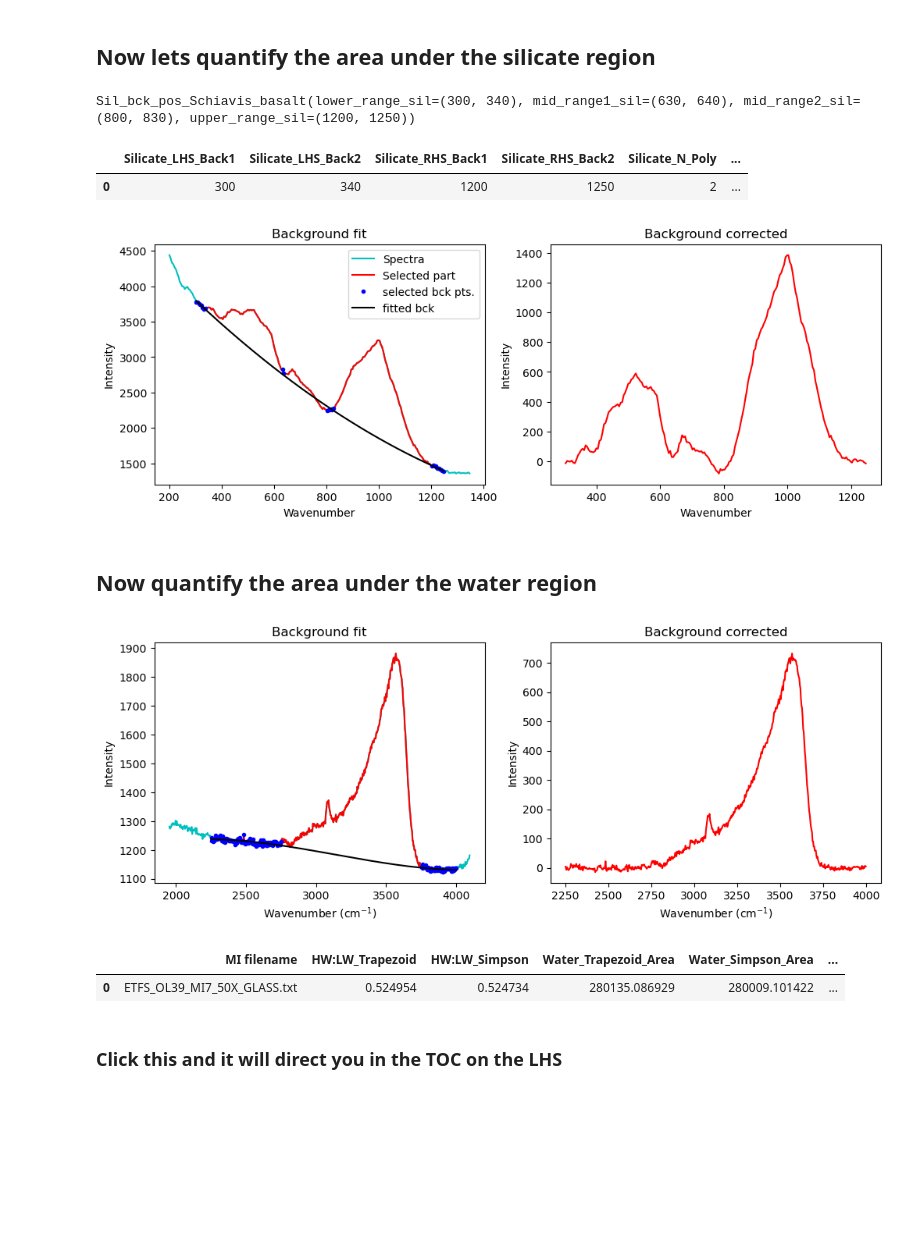
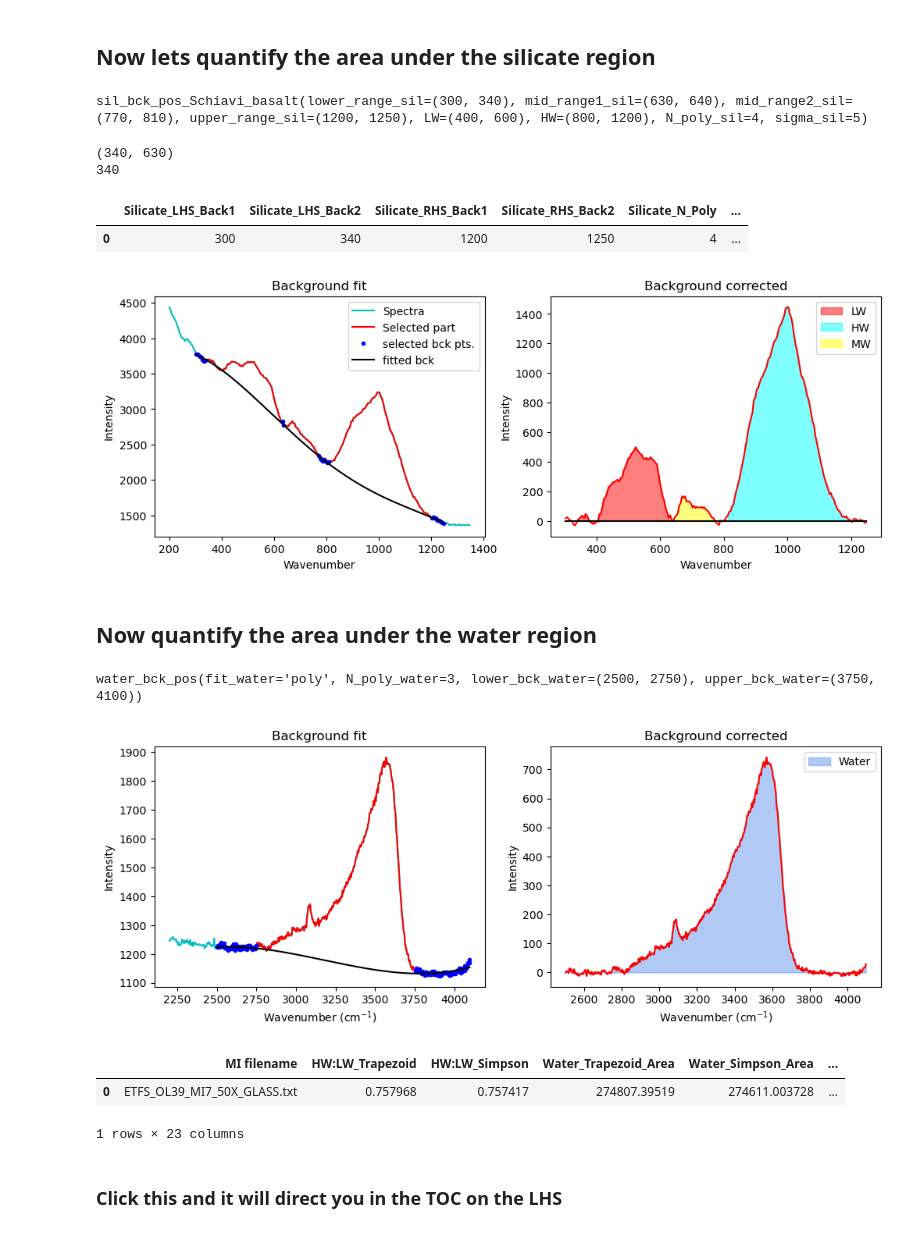
Before and after one commit to PennyWieser/DiadFit, a Jupyter notebook: docs/Examples/Example4_H2OQuant_Glass/H2O_Fitting.ipynb, the cells around one changed output. Cells and saved outputs as stored; diff of their text form; code cells hidden in the pictures; blank space fills up the shorter version.

Commit message:
Water split to HF-MF-LF, about to tweak to allow HORIBA (may break WITEC)

```diff
--- a/docs/Examples/Example4_H2OQuant_Glass/H2O_Fitting.ipynb
+++ b/docs/Examples/Example4_H2OQuant_Glass/H2O_Fitting.ipynb
@@ -50,32 +50,38 @@ plt.plot(spectra_H2O[:, 0], spectra_H2O[:,1], ':b')
 # %% [markdown]
 ## Now lets quantify the area under the silicate region
 # %%
-config_silicate=pf.Sil_bck_pos_Schiavis_basalt()
+config_silicate=pf.sil_bck_pos_Schiavi_basalt(mid_range2_sil=(770, 810),
+     N_poly_sil=4, LW=(400, 600), HW=(800, 1200))
 config_silicate
+
+# mid_range2_sil=(790, 800)
 # %% [output]
-Sil_bck_pos_Schiavis_basalt(lower_range_sil=(300, 340), mid_range1_sil=(630, 640), mid_range2_sil=(800, 830), upper_range_sil=(1200, 1250))
+sil_bck_pos_Schiavi_basalt(lower_range_sil=(300, 340), mid_range1_sil=(630, 640), mid_range2_sil=(770, 810), upper_range_sil=(1200, 1250), LW=(400, 600), HW=(800, 1200), N_poly_sil=4, sigma_sil=5)
 # %%
 df_sil=pf.fit_area_for_silicate_region(Spectra=spectra_H2O,
 path=spectra_path, filename=filename_H2O, config1=config_silicate,
-sigma_sil=5, exclude_range1_sil=None, exclude_range2_sil=None,
-N_poly_sil=2, plot_figure=True,
+exclude_range1_sil=None, exclude_range2_sil=None,  plot_figure=True,
 fit_sil='poly')
 df_sil
 # %% [output]
+(340, 630)
+340
 |  | Silicate_LHS_Back1 | Silicate_LHS_Back2 | Silicate_RHS_Back1 | Silicate_RHS_Back2 | Silicate_N_Poly | ... |
-| 0 | 300 | 340 | 1200 | 1250 | 2 | ... |
+| 0 | 300 | 340 | 1200 | 1250 | 4 | ... |
-[figure, old version]
+[figure, new version]
 # %% [markdown]
 ## Now quantify the area under the water region
 # %%
+config_H2O=pf.water_bck_pos(lower_bck_water=(2500, 2750))
+print(config_H2O)
+
 df_H2O=pf.fit_area_for_water_region(
 path=spectra_path, filename=filename_H2O,
-Spectra=spectra_H2O, lower_range_water=[2250, 2750],
-upper_range_water=[3750, 4000],
-sigma_water=5, exclude_range1_water=None, exclude_range2_water=None,
-N_poly_water=3, plot_figure=True, fit_water='poly')
+Spectra=spectra_H2O,
+config1=config_H2O)
 # %% [output]
+water_bck_pos(fit_water='poly', N_poly_water=3, lower_bck_water=(2500, 2750), upper_bck_water=(3750, 4100))
-[figure, old version]
+[figure, new version]
 # %%
 combo_out=pf.stitch_dataframes_together(df_sil=df_sil, df_water=df_H2O,
 MI_file=filename_H2O)
@@ -83,7 +89,8 @@ MI_file=filename_H2O)
 combo_out
 # %% [output]
 |  | MI filename | HW:LW_Trapezoid | HW:LW_Simpson | Water_Trapezoid_Area | Water_Simpson_Area | ... |
-| 0 | ETFS_OL39_MI7_50X_GLASS.txt | 0.524954 | 0.524734 | 280135.086929 | 280009.101422 | ... |
+| 0 | ETFS_OL39_MI7_50X_GLASS.txt | 0.757968 | 0.757417 | 274807.39519 | 274611.003728 | ... |
+1 rows × 23 columns
 # %% [markdown]
 ### Click this and it will direct you in the TOC on the LHS
 # %% [markdown]
```
Also changed, not shown: parts of 1 cell of this notebook, 29 other files.
